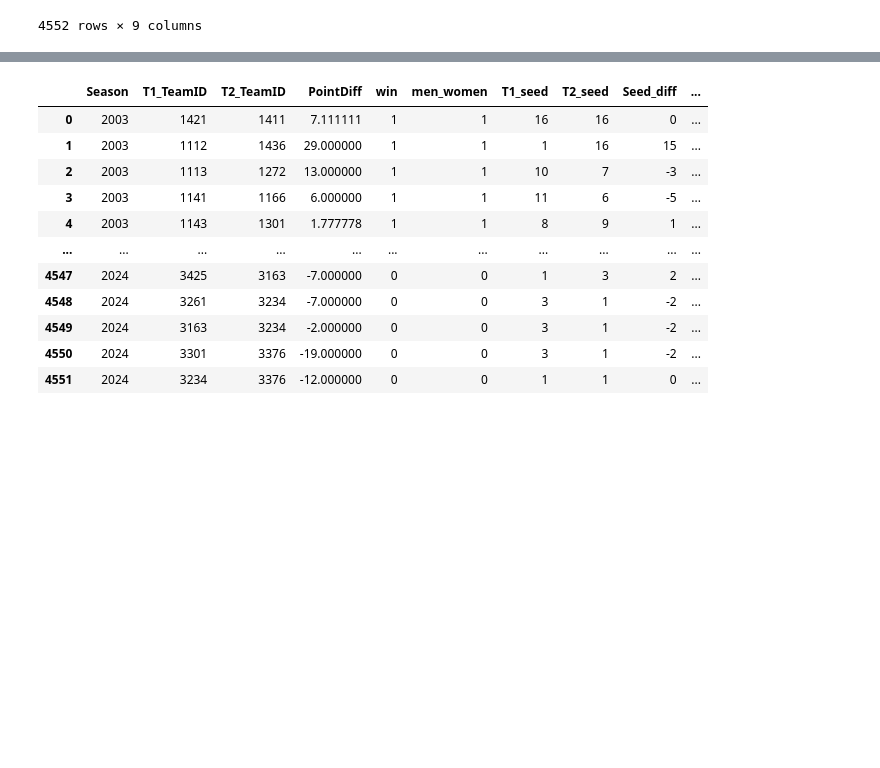
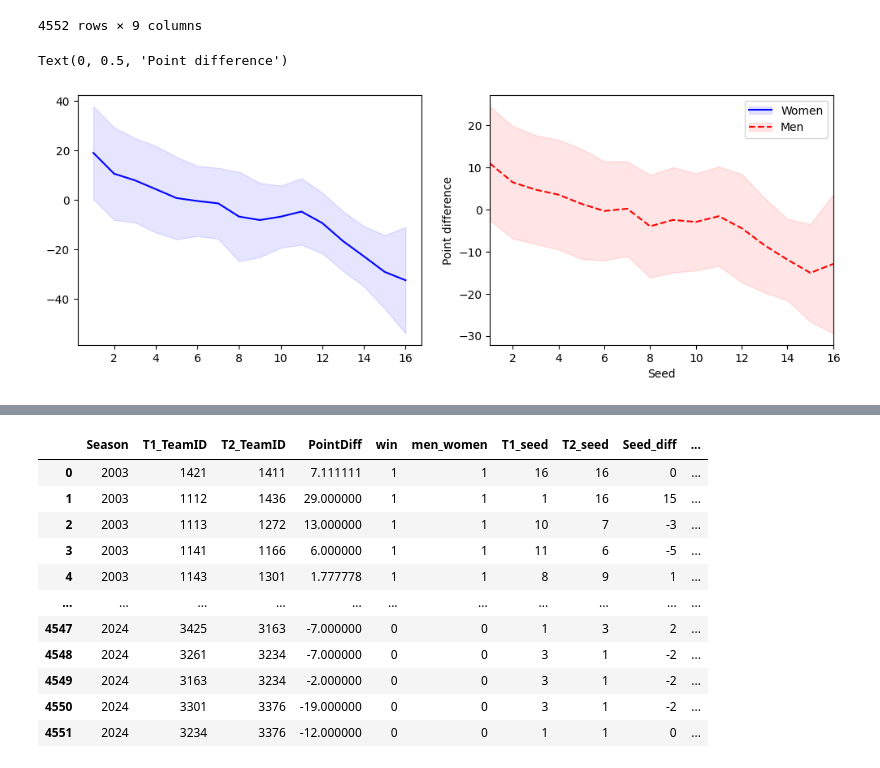
Before and after one commit to DavidFelipeAriza04/Systems-Analysis-and-Design, a Jupyter notebook: Workshops/Workshop_3_simulation/Proyect/src/Feature_Engineering.ipynb, the cells around one changed output, grey strips where cells are left out. Cells and saved outputs as stored; diff of their text form; code cells hidden in the pictures; blank space fills up the shorter version.

```diff
--- a/Workshops/Workshop_3_simulation/Proyect/src/Feature_Engineering.ipynb
+++ b/Workshops/Workshop_3_simulation/Proyect/src/Feature_Engineering.ipynb
@@ -175,14 +175,19 @@ tourneyData
 | 4551 | 2024 | 3234 | 3376 | -12.000000 | 0 | 0 | 1 | 1 | 0 |
 4552 rows × 9 columns
 # %%
-# # let's see if __seed__ is predictive for predicting the point difference
-# tmpmean = tourneyData.pivot_table(columns="men_women", index="T1_seed", values="PointDiff", aggfunc="mean").ffill()
-# tmpstd = tourneyData.pivot_table(columns="men_women", index="T1_seed", values="PointDiff", aggfunc="std").ffill()
-# fig, axis = plt.subplots(ncols=2, figsize=(12, 4))
-# (line_1,) = axis[0].plot(tmpmean.index, tmpmean[0], "b-")
-# fill_1 = axis[0].fill_between(tmpmean.index, tmpmean[0] - tmpstd[0], tmpmean[0] + tmpstd[0], color="b", alpha=0.1)
-# (line_2,) = axis[1].plot(tmpmean.index, tmpmean[1], "r--")
-# fill_2 = axis[1].fill_between(tmpmean.index, tmpmean[1] - tmpstd[1], tmpmean[1] + tmpstd[1], color="r", alpha=0.1)
-# plt.margins(x=0)
-# plt.legend([(line_1, fill_1), (line_2, fill_2)], ["Women", "Men"])
+# let's see if __seed__ is predictive for predicting the point difference
+tmpmean = tourneyData.pivot_table(columns="men_women", index="T1_seed", values="PointDiff", aggfunc="mean").ffill()
+tmpstd = tourneyData.pivot_table(columns="men_women", index="T1_seed", values="PointDiff", aggfunc="std").ffill()
+fig, axis = plt.subplots(ncols=2, figsize=(12, 4))
+(line_1,) = axis[0].plot(tmpmean.index, tmpmean[0], "b-")
+fill_1 = axis[0].fill_between(tmpmean.index, tmpmean[0] - tmpstd[0], tmpmean[0] + tmpstd[0], color="b", alpha=0.1)
+(line_2,) = axis[1].plot(tmpmean.index, tmpmean[1], "r--")
+fill_2 = axis[1].fill_between(tmpmean.index, tmpmean[1] - tmpstd[1], tmpmean[1] + tmpstd[1], color="r", alpha=0.1)
+plt.margins(x=0)
+plt.legend([(line_1, fill_1), (line_2, fill_2)], ["Women", "Men"])
+plt.xlabel("Seed")
+plt.ylabel("Point difference")
+# %% [output]
+Text(0, 0.5, 'Point difference')
+[figure, added]
 # %%
```
Also changed, not shown: parts of 2 cells of this notebook, 5 other files.
